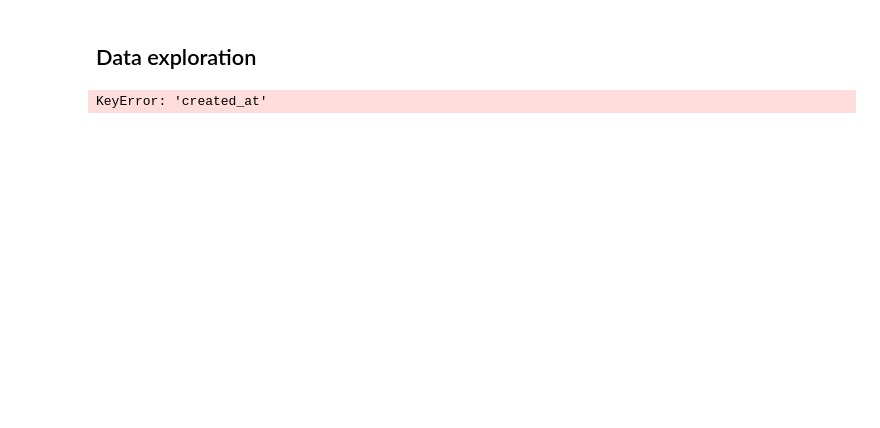
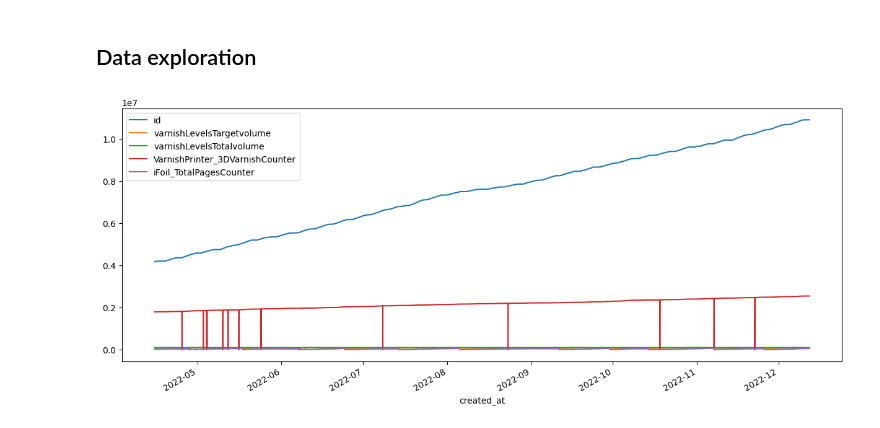
Before and after one commit to AranOribu/Prediction-Erreur-JetVarnish3DEvo, a Jupyter notebook: notebooks/data_explo_metrics.ipynb, the cells around one changed output. Saved outputs shown, nothing was run; the diff lists cells and outputs as text; code cells hidden in the pictures; blank space fills up the shorter version.

Commit message:
fix: notebook data_explo_metrics_updated

```diff
--- a/notebooks/data_explo_metrics.ipynb
+++ b/notebooks/data_explo_metrics.ipynb
@@ -327,15 +359,28 @@ identification_df = pd.DataFrame(identification_data, index=df2.index)
+# %%
+# dataset temporaire
+temp_df = full_df
+temp_df.drop([
+       'source_event_0', 'message_event_0', 'timestamp_event_0',
+       'criticality_event_0', 'identification_event_0', 'source_event_1',
+       'message_event_1', 'timestamp_event_1', 'criticality_event_1',
+       'identification_event_1', 'source_event_2', 'message_event_2',
+       'timestamp_event_2', 'criticality_event_2', 'identification_event_2',
+       'source_event_3', 'message_event_3', 'timestamp_event_3',
+       'criticality_event_3', 'identification_event_3', 'source_event_4',
+       'message_event_4', 'timestamp_event_4', 'criticality_event_4',
+       'identification_event_4', 'source_event_5', 'message_event_5',
+       'timestamp_event_5', 'criticality_event_5', 'identification_event_5',
+       'source_event_6', 'message_event_6', 'timestamp_event_6',
+       'criticality_event_6', 'identification_event_6', 'source_event_7',
+       'message_event_7', 'timestamp_event_7', 'criticality_event_7',
+       'identification_event_7', 'source_event_8', 'message_event_8',
+       'timestamp_event_8', 'criticality_event_8', 'identification_event_8',
+       'source_event_9', 'message_event_9', 'timestamp_event_9',
+       'criticality_event_9', 'identification_event_9', 'source_event_10',
+       'message_event_10', 'timestamp_event_10', 'criticality_event_10',
+       'identification_event_10', 'source_event_11', 'message_event_11',
+       'timestamp_event_11', 'criticality_event_11',
+       'identification_event_11'], axis=1, inplace=True)
+temp_df.to_csv('../data/metrics/temp_metrics_df.csv')
 # %% [markdown]
 ## Data exploration
-# %%
-def plot_timeseries(dataframe) :
-    # Set the Date as datetime
-    dataframe['created_at'] = pd.to_datetime(dataframe['created_at'])
-    # Set the Date as Index
-    dataframe.index = dataframe['created_at']
-    del dataframe['created_at']
-    dataframe.plot(figsize=(15, 6))
-    plt.show()
-# %%
-plot_timeseries(metrics_df.drop(['id'], axis=1))
-# %% [output]
-KeyError: 'created_at'
@@ -342,3 +392,7 @@ KeyError: 'created_at'
+# %%
+plot_timeseries(temp_df)
+# %% [output]
+[figure, added]
 # %%
 # df = metrics_df.loc[:, ['created_at', 'varnishLevelsTargetvolume']]
 # # Set the Date as Index
```
Also changed, not shown: parts of 4 cells of this notebook, 2 other files.
